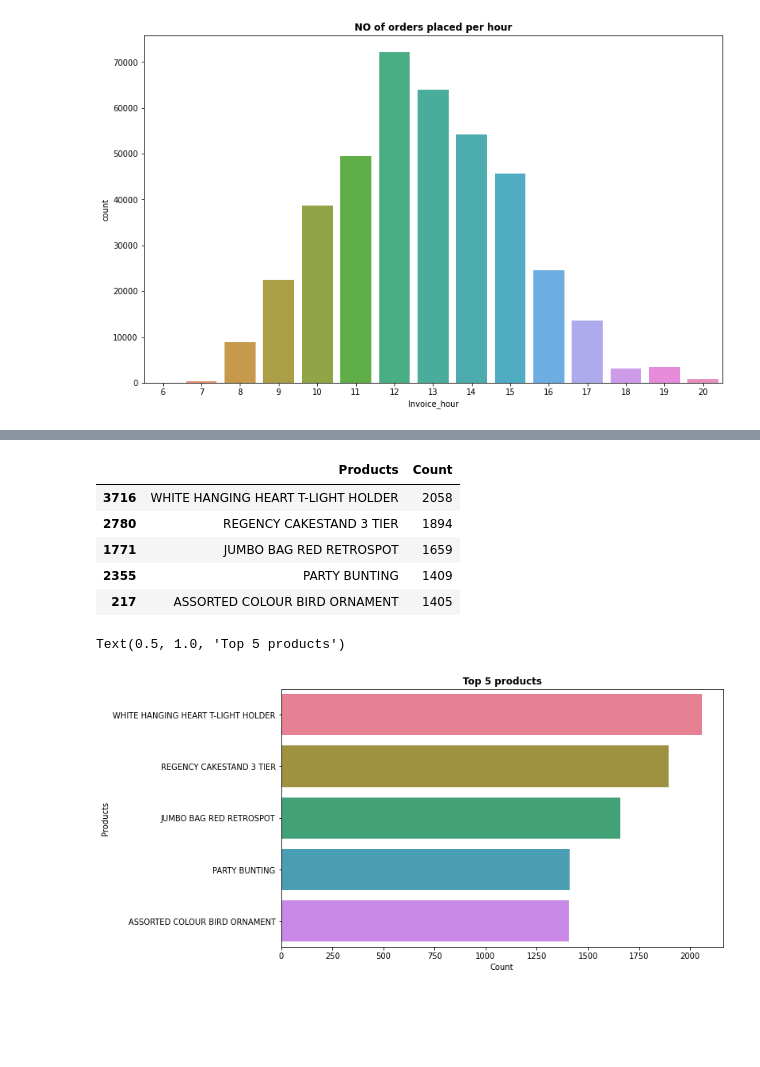
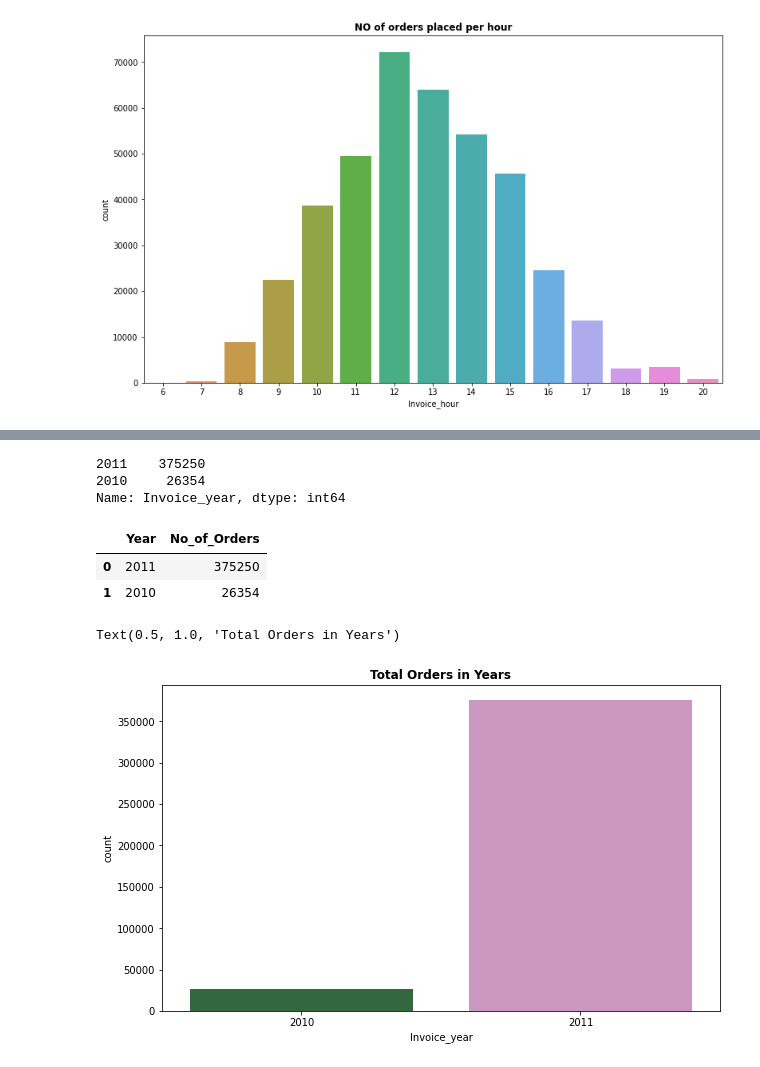
Before and after one commit to abhi-shub/Online-Retail-Customer-Segmentation, a Jupyter notebook: Online_Retail_Customer_Segmentation_Capstone_Project.ipynb, the cells around one changed output, grey strips where cells are left out. Cells and saved outputs as stored; diff of their text form; code cells hidden in the pictures; blank space fills up the shorter version.

```diff
--- a/Online_Retail_Customer_Segmentation_Capstone_Project.ipynb
+++ b/Online_Retail_Customer_Segmentation_Capstone_Project.ipynb
@@ -415,11 +492,6 @@ retail_df.columns
-# %%
-Top_5_products= retail_df.groupby('Description').count()['CustomerID'].reset_index().sort_values(by= 'CustomerID', ascending= False)
-Top_5_products.rename(columns= {'Description':'Products', 'CustomerID': 'Count'}, inplace= True)
-Top_5_products.head()
-# %% [output]
-|  | Products | Count |
-| 3716 | WHITE HANGING HEART T-LIGHT HOLDER | 2058 |
-| 2780 | REGENCY CAKESTAND 3 TIER | 1894 |
-| 1771 | JUMBO BAG RED RETROSPOT | 1659 |
-| 2355 | PARTY BUNTING | 1409 |
-| 217 | ASSORTED COLOUR BIRD ORNAMENT | 1405 |
+# %%
+retail_df.Invoice_year.value_counts()
+# %% [output]
+2011    375250
+2010     26354
+Name: Invoice_year, dtype: int64
@@ -426,8 +500,15 @@ Top_5_products.head()
+# %%
+Total_purchases_years= retail_df['Invoice_year'].value_counts().reset_index()
+Total_purchases_years.rename(columns= {'index': 'Year', 'Invoice_year': 'No_of_Orders'}, inplace= True)
+Total_purchases_years
+# %% [output]
+|  | Year | No_of_Orders |
+| 0 | 2011 | 375250 |
+| 1 | 2010 | 26354 |
 # %%
-#Visualizing top 5 products
 plt.figure(figsize= (10, 6))
-sns.barplot(y= 'Products', x= 'Count', data= Top_5_products.head(), palette= 'husl')
-plt.title('Top 5 products', weight= 'bold')
+sns.countplot(x= 'Invoice_year', data= retail_df, palette= 'cubehelix')
+plt.title('Total Orders in Years', weight= 'bold')
 # %% [output]
-Text(0.5, 1.0, 'Top 5 products')
+Text(0.5, 1.0, 'Total Orders in Years')
-[figure, old version]
+[figure, new version]
```
Also changed, not shown: parts of 39 cells of this notebook.
